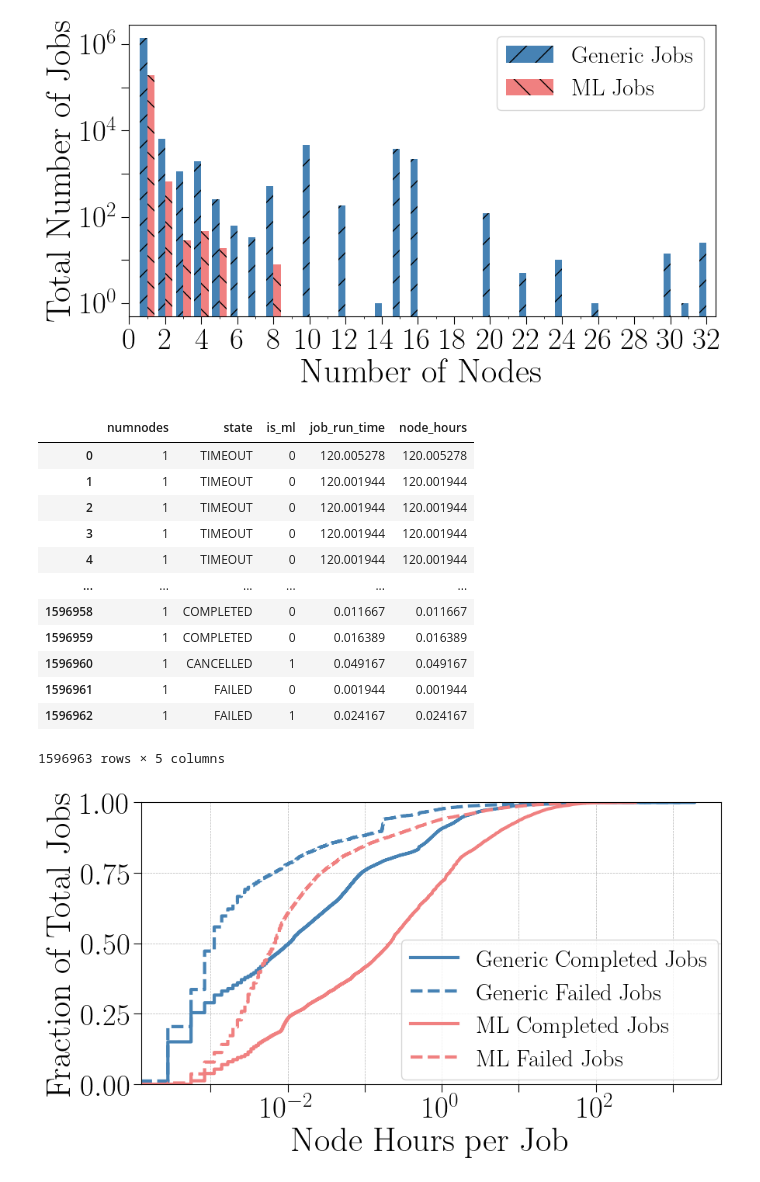
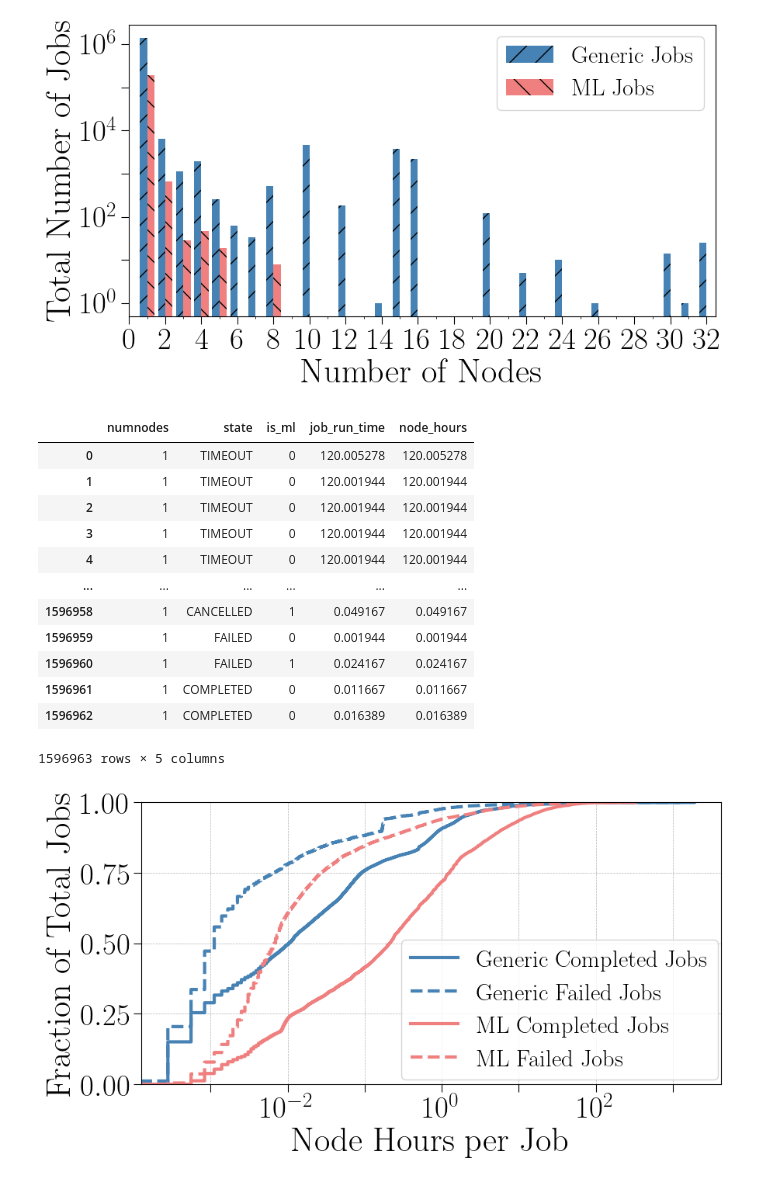
Before and after one commit to atlarge-research/2024-icpads-hpc-workload-characterization, a Jupyter notebook: 5d_job_size_analysis.ipynb, the cells around one changed output. Saved outputs shown, nothing was run; the diff lists cells and outputs as text; code cells hidden in the pictures.

Commit message:
update plots with adjusted Node dataset

```diff
--- a/5d_job_size_analysis.ipynb
+++ b/5d_job_size_analysis.ipynb
@@ -181,36 +185,32 @@ plt.show()
 # %%
 # fig: node hours pdf
 
-df_slurm = spark.read.parquet(path_job_dataset)
-df_slurm = get_gpu_node_col(df_slurm, 'node')
-df_slurm = df_slurm.withColumnRenamed('gpu_node', 'is_ml')
-
-df_slurm = df_slurm.withColumn('numnodes', F.col('numnodes').cast(IntegerType()))
-df_slurm_pd = df_slurm.toPandas()
+df_slurm_pd = pd.read_parquet(path_job_dataset)
+mark_ml_df(df_slurm_pd)
 
 df_slurm_pd["job_run_time"] = df_slurm_pd["end_date"] - df_slurm_pd["start_date"]
 df_slurm_pd["job_run_time"] = df_slurm_pd["job_run_time"].apply(lambda x:timedelta.total_seconds(x))
 df_slurm_pd["job_run_time"] = df_slurm_pd["job_run_time"]/60/60 # hour
 df_slurm_pd.loc[df_slurm_pd['job_run_time'] < 0, 'job_run_time'] += 1 # due to time change
 
 # select 'numnodes','state','is_ml','job_run_time'
 df_slurm_pd = df_slurm_pd[['numnodes','state','is_ml','job_run_time']]
 # create a new column 'node_hours' for df_slurm_pd by multiplying 'numnodes' and 'job_run_time'
 df_slurm_pd['node_hours'] = df_slurm_pd['numnodes'] * df_slurm_pd['job_run_time']
 df_slurm_pd
 # %% [output]
 |  | numnodes | state | is_ml | job_run_time | node_hours |
 | 0 | 1 | TIMEOUT | 0 | 120.005278 | 120.005278 |
 | 1 | 1 | TIMEOUT | 0 | 120.001944 | 120.001944 |
 | 2 | 1 | TIMEOUT | 0 | 120.001944 | 120.001944 |
 | 3 | 1 | TIMEOUT | 0 | 120.001944 | 120.001944 |
 | 4 | 1 | TIMEOUT | 0 | 120.001944 | 120.001944 |
 | ... | ... | ... | ... | ... | ... |
-| 1596958 | 1 | COMPLETED | 0 | 0.011667 | 0.011667 |
-| 1596959 | 1 | COMPLETED | 0 | 0.016389 | 0.016389 |
-| 1596960 | 1 | CANCELLED | 1 | 0.049167 | 0.049167 |
-| 1596961 | 1 | FAILED | 0 | 0.001944 | 0.001944 |
-| 1596962 | 1 | FAILED | 1 | 0.024167 | 0.024167 |
+| 1596958 | 1 | CANCELLED | 1 | 0.049167 | 0.049167 |
+| 1596959 | 1 | FAILED | 0 | 0.001944 | 0.001944 |
+| 1596960 | 1 | FAILED | 1 | 0.024167 | 0.024167 |
+| 1596961 | 1 | COMPLETED | 0 | 0.011667 | 0.011667 |
+| 1596962 | 1 | COMPLETED | 0 | 0.016389 | 0.016389 |
 1596963 rows × 5 columns
 # %%
 # select generic and ml jobs
```
Also changed, not shown: parts of 5 cells of this notebook, 38 other files.
